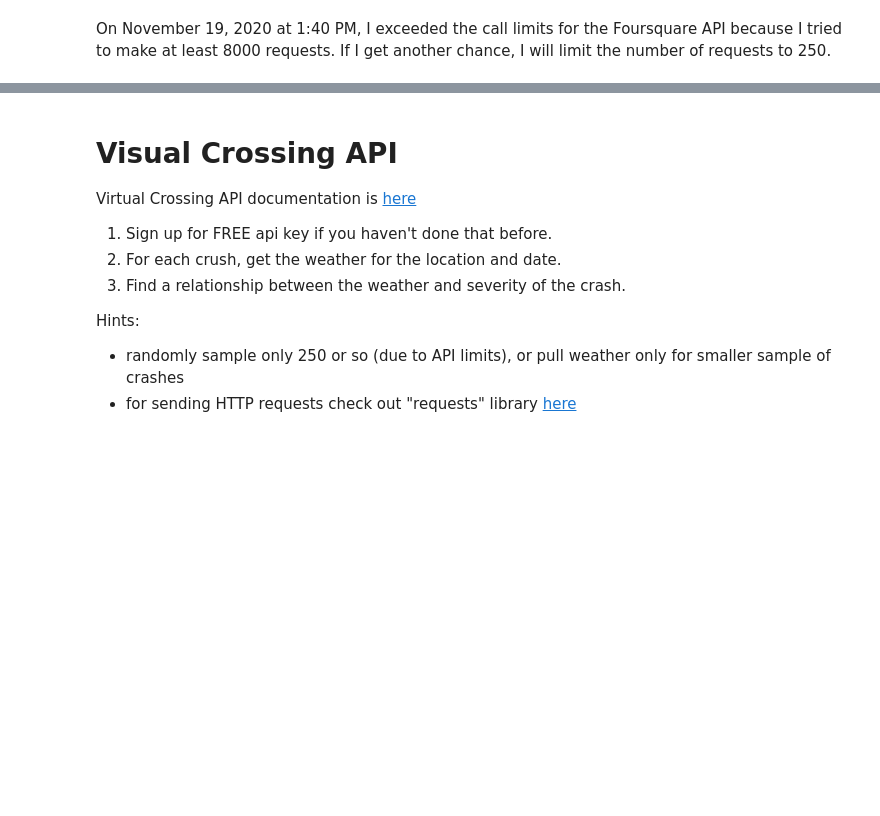
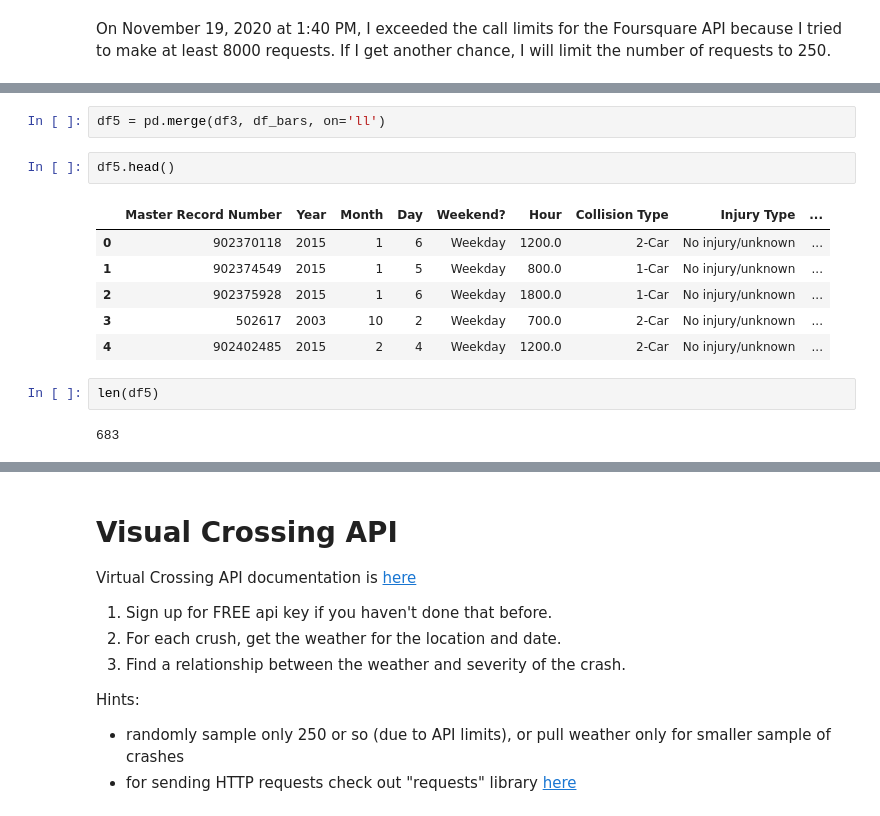
Before and after one commit to ryan-ferns/DS_auticon_week_2, a Jupyter notebook: project_I.ipynb, the cells around one changed output, grey strips where cells are left out. Drawn from its saved outputs; the diff is of its cells as text; blank space fills up the shorter version.

```diff
--- a/project_I.ipynb
+++ b/project_I.ipynb
@@ -331,0 +382,15 @@ If I get another chance, I will limit the number of requests to 250.
+# %%
+df5 = pd.merge(df3, df_bars, on='ll')
+# %%
+df5.head()
+# %% [output]
+|  | Master Record Number | Year | Month | Day | Weekend? | Hour | Collision Type | Injury Type | ... |
+| 0 | 902370118 | 2015 | 1 | 6 | Weekday | 1200.0 | 2-Car | No injury/unknown | ... |
+| 1 | 902374549 | 2015 | 1 | 5 | Weekday | 800.0 | 1-Car | No injury/unknown | ... |
+| 2 | 902375928 | 2015 | 1 | 6 | Weekday | 1800.0 | 1-Car | No injury/unknown | ... |
+| 3 | 502617 | 2003 | 10 | 2 | Weekday | 700.0 | 2-Car | No injury/unknown | ... |
+| 4 | 902402485 | 2015 | 2 | 4 | Weekday | 1200.0 | 2-Car | No injury/unknown | ... |
+# %%
+len(df5)
+# %% [output]
+683
```
Also changed, not shown: parts of 42 cells of this notebook.
